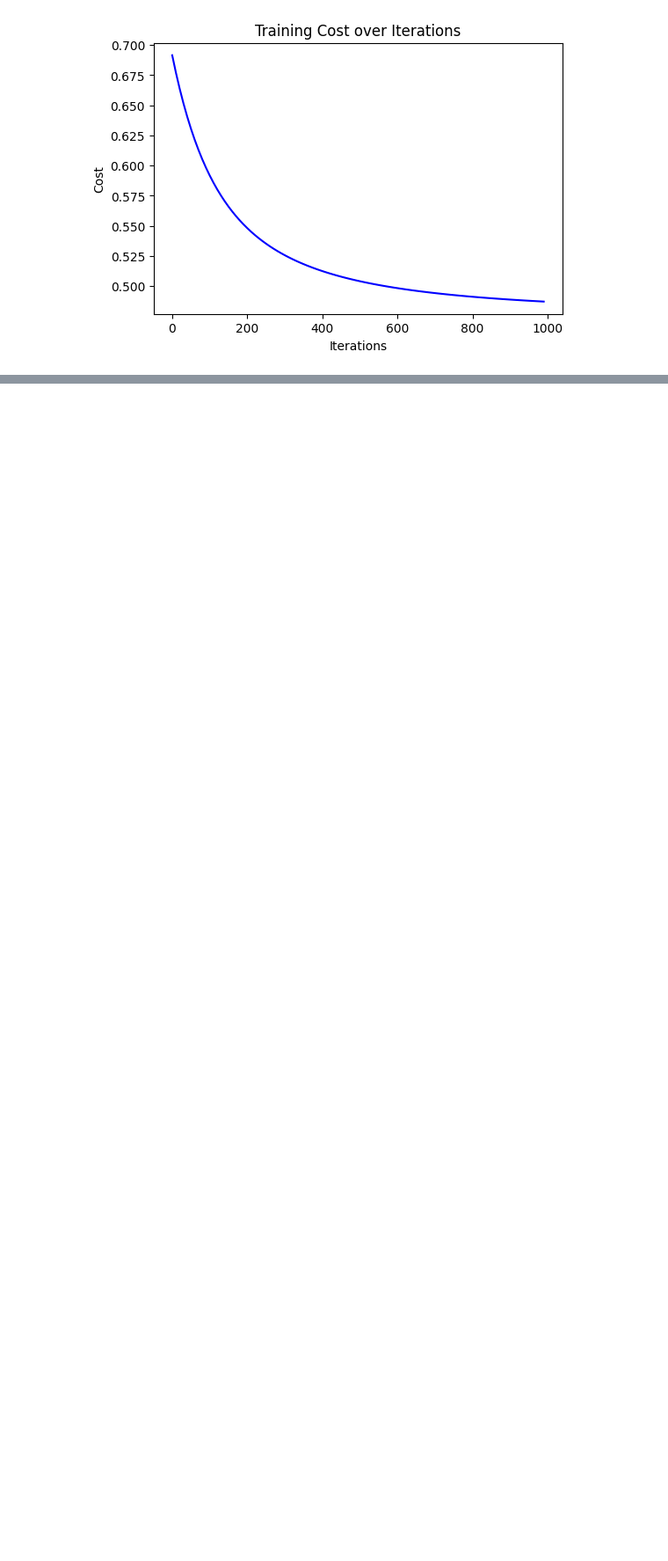
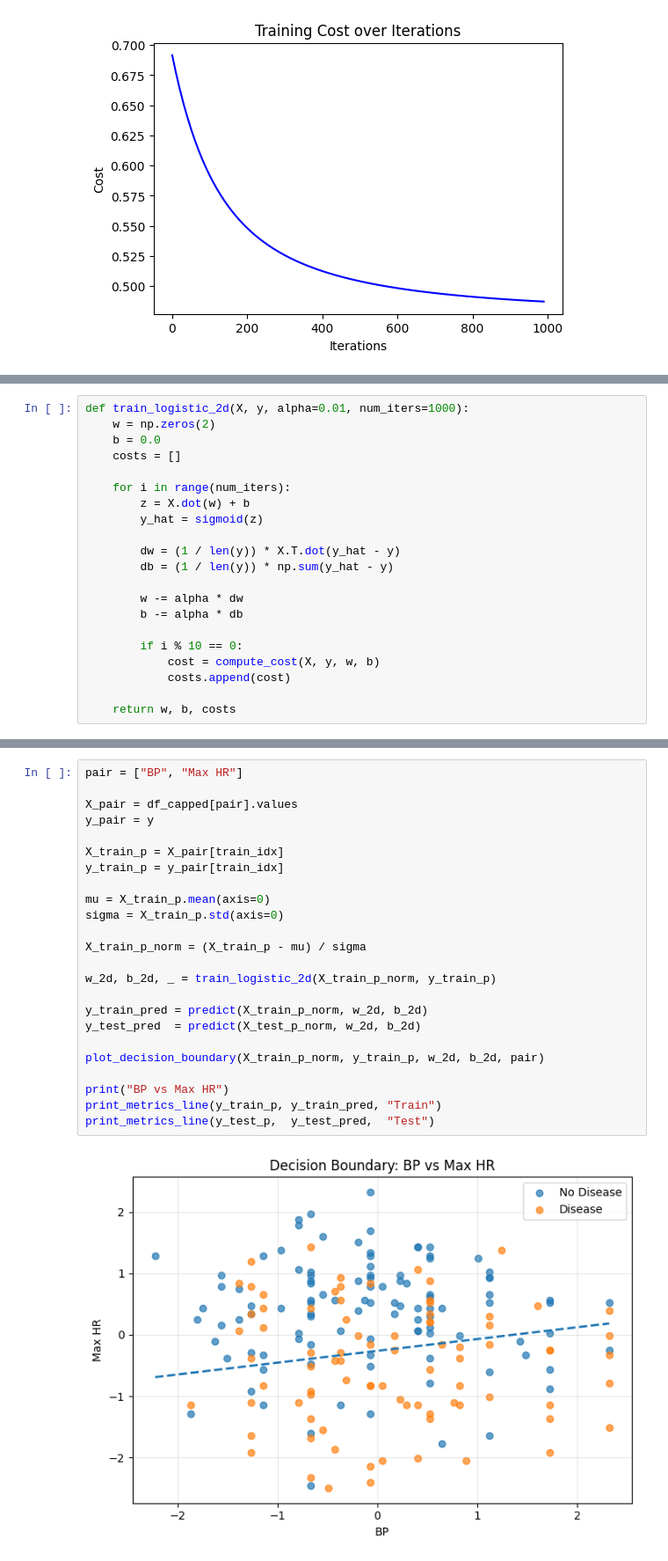
Before and after one commit to JuanLeal1105/TDSE_HeartDiseasePrediction_LogisticRegression, a Jupyter notebook: Notebook_Part1.ipynb, the cells around one changed output, grey strips where cells are left out. Shown at 88% size. Cells and saved outputs as stored; diff of their text form; blank space fills up the shorter version.

```diff
--- a/Notebook_Part1.ipynb
+++ b/Notebook_Part1.ipynb
@@ -298,0 +430,21 @@ Testing Metrics:  Accuracy=0.852, Precision=0.853, Recall=0.806, F1=0.829
+# %%
+def train_logistic_2d(X, y, alpha=0.01, num_iters=1000):
+    w = np.zeros(2)
+    b = 0.0
+    costs = []
+
+    for i in range(num_iters):
+        z = X.dot(w) + b
+        y_hat = sigmoid(z)
+
+        dw = (1 / len(y)) * X.T.dot(y_hat - y)
+        db = (1 / len(y)) * np.sum(y_hat - y)
+
+        w -= alpha * dw
+        b -= alpha * db
+
+        if i % 10 == 0:
+            cost = compute_cost(X, y, w, b)
+            costs.append(cost)
+
+    return w, b, costs
@@ -298,0 +532,26 @@ Testing Metrics:  Accuracy=0.852, Precision=0.853, Recall=0.806, F1=0.829
+# %%
+pair = ["BP", "Max HR"]
+
+X_pair = df_capped[pair].values
+y_pair = y
+
+X_train_p = X_pair[train_idx]
+y_train_p = y_pair[train_idx]
+
+mu = X_train_p.mean(axis=0)
+sigma = X_train_p.std(axis=0)
+
+X_train_p_norm = (X_train_p - mu) / sigma
+
+w_2d, b_2d, _ = train_logistic_2d(X_train_p_norm, y_train_p)
+
+y_train_pred = predict(X_train_p_norm, w_2d, b_2d)
+y_test_pred  = predict(X_test_p_norm, w_2d, b_2d)
+
+plot_decision_boundary(X_train_p_norm, y_train_p, w_2d, b_2d, pair)
+
+print("BP vs Max HR")
+print_metrics_line(y_train_p, y_train_pred, "Train")
+print_metrics_line(y_test_p,  y_test_pred,  "Test")
+# %% [output]
+[figure, added]
```
Also changed, not shown: parts of 34 cells of this notebook.
